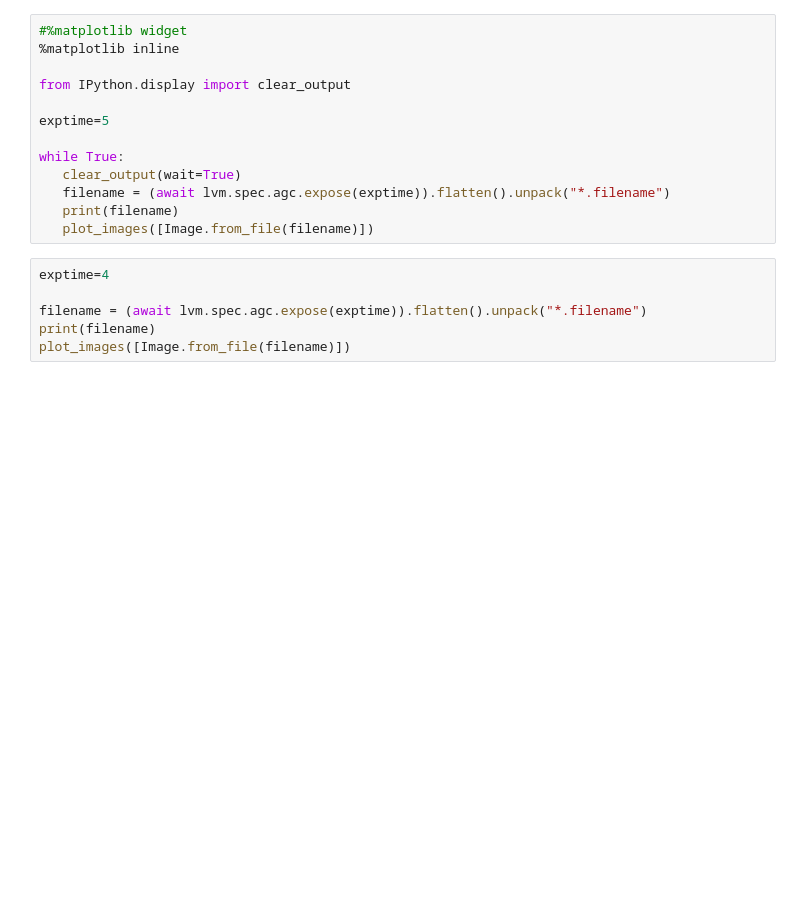
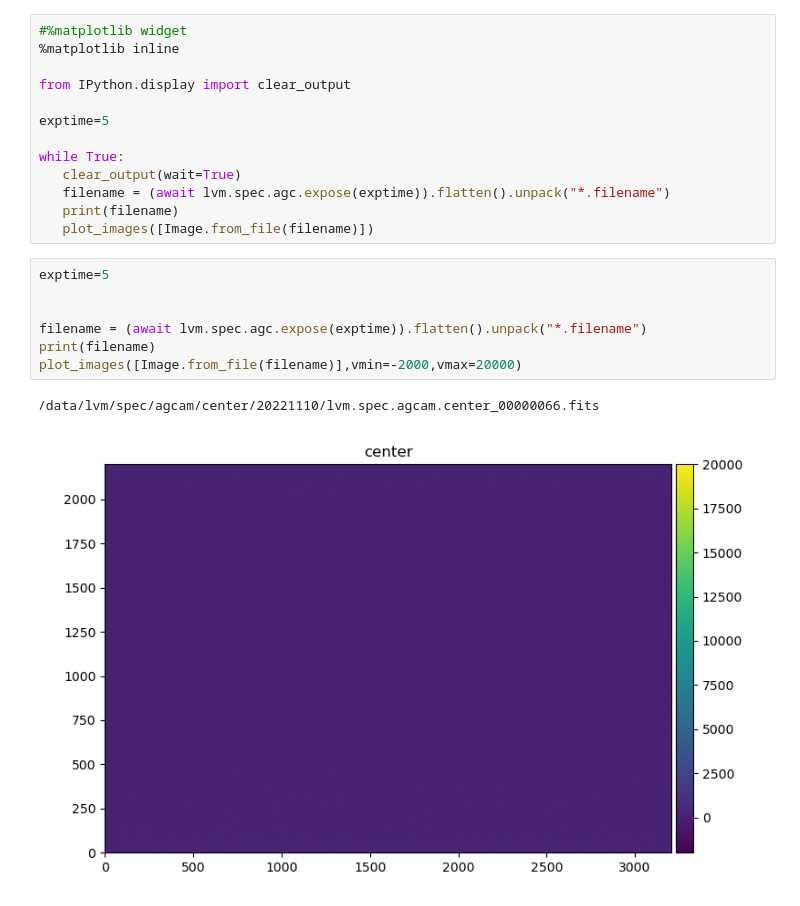
Before and after one commit to sdss/lvmstack, a Jupyter notebook: config/jupyter/lvm_agcam_plot_simple.ipynb, the cells around one changed output. Drawn from its saved outputs; the diff is of its cells as text; blank space fills up the shorter version.

```diff
--- a/config/jupyter/lvm_agcam_plot_simple.ipynb
+++ b/config/jupyter/lvm_agcam_plot_simple.ipynb
@@ -118,8 +109,12 @@ while True:
    print(filename)
    plot_images([Image.from_file(filename)])
 # %%
-exptime=4
+exptime=5
+
 
 filename = (await lvm.spec.agc.expose(exptime)).flatten().unpack("*.filename")
 print(filename)
-plot_images([Image.from_file(filename)])
+plot_images([Image.from_file(filename)],vmin=-2000,vmax=20000)
+# %% [output]
+/data/lvm/spec/agcam/center/20221110/lvm.spec.agcam.center_00000066.fits
+[figure, added]
```
Also changed, not shown: parts of 4 cells of this notebook, 6 other files.
